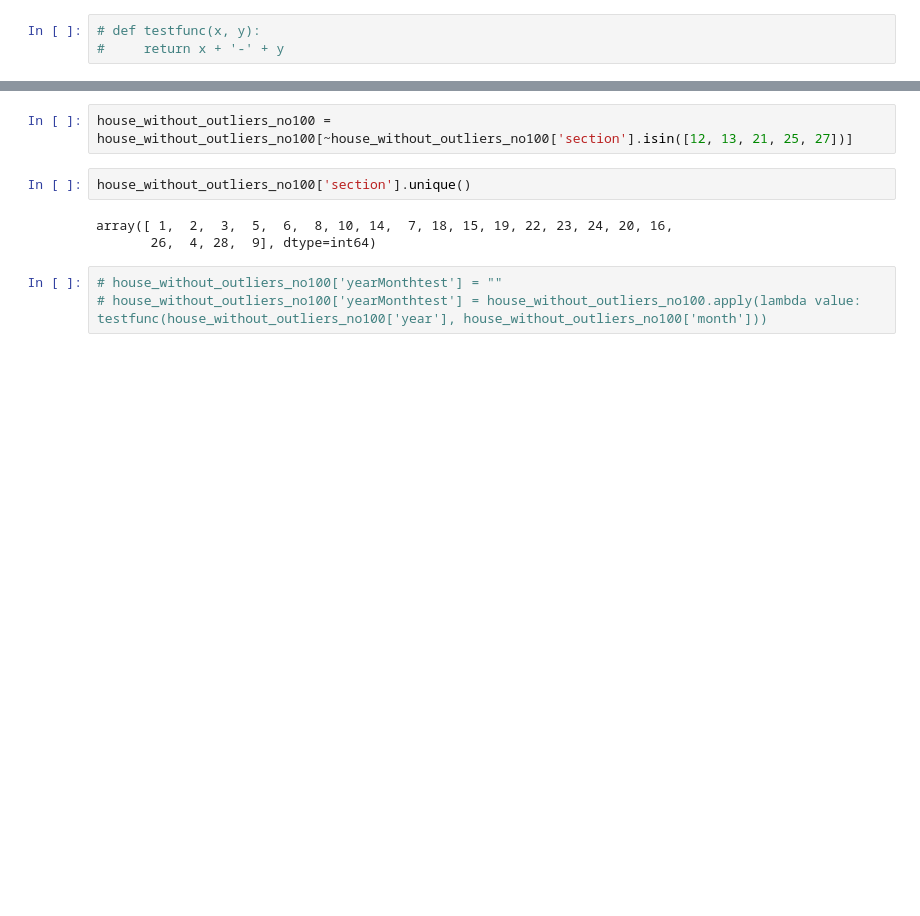
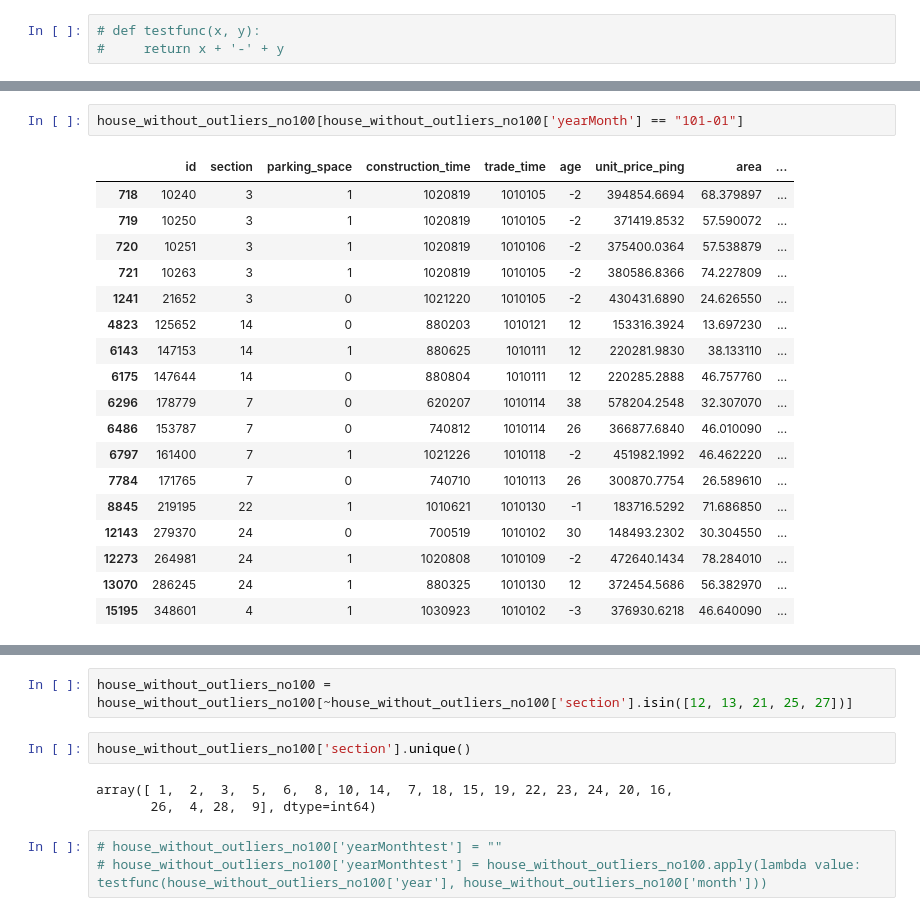
Before and after one commit to JamesKe860324/FinalProject, a Jupyter notebook: Model/Model.ipynb, the cells around one changed output, grey strips where cells are left out. Drawn from its saved outputs; the diff is of its cells as text; blank space fills up the shorter version.

```diff
--- a/Model/Model.ipynb
+++ b/Model/Model.ipynb
@@ -116,0 +72,21 @@ house_without_outliers_no100
+# %%
+house_without_outliers_no100[house_without_outliers_no100['yearMonth'] == "101-01"]
+# %% [output]
+|  | id | section | parking_space | construction_time | trade_time | age | unit_price_ping | area | ... |
+| 718 | 10240 | 3 | 1 | 1020819 | 1010105 | -2 | 394854.6694 | 68.379897 | ... |
+| 719 | 10250 | 3 | 1 | 1020819 | 1010105 | -2 | 371419.8532 | 57.590072 | ... |
+| 720 | 10251 | 3 | 1 | 1020819 | 1010106 | -2 | 375400.0364 | 57.538879 | ... |
+| 721 | 10263 | 3 | 1 | 1020819 | 1010105 | -2 | 380586.8366 | 74.227809 | ... |
+| 1241 | 21652 | 3 | 0 | 1021220 | 1010105 | -2 | 430431.6890 | 24.626550 | ... |
+| 4823 | 125652 | 14 | 0 | 880203 | 1010121 | 12 | 153316.3924 | 13.697230 | ... |
+| 6143 | 147153 | 14 | 1 | 880625 | 1010111 | 12 | 220281.9830 | 38.133110 | ... |
+| 6175 | 147644 | 14 | 0 | 880804 | 1010111 | 12 | 220285.2888 | 46.757760 | ... |
+| 6296 | 178779 | 7 | 0 | 620207 | 1010114 | 38 | 578204.2548 | 32.307070 | ... |
+| 6486 | 153787 | 7 | 0 | 740812 | 1010114 | 26 | 366877.6840 | 46.010090 | ... |
+| 6797 | 161400 | 7 | 1 | 1021226 | 1010118 | -2 | 451982.1992 | 46.462220 | ... |
+| 7784 | 171765 | 7 | 0 | 740710 | 1010113 | 26 | 300870.7754 | 26.589610 | ... |
+| 8845 | 219195 | 22 | 1 | 1010621 | 1010130 | -1 | 183716.5292 | 71.686850 | ... |
+| 12143 | 279370 | 24 | 0 | 700519 | 1010102 | 30 | 148493.2302 | 30.304550 | ... |
+| 12273 | 264981 | 24 | 1 | 1020808 | 1010109 | -2 | 472640.1434 | 78.284010 | ... |
+| 13070 | 286245 | 24 | 1 | 880325 | 1010130 | 12 | 372454.5686 | 56.382970 | ... |
+| 15195 | 348601 | 4 | 1 | 1030923 | 1010102 | -3 | 376930.6218 | 46.640090 | ... |
```
Also changed, not shown: parts of 25 cells of this notebook, 2 other files.
